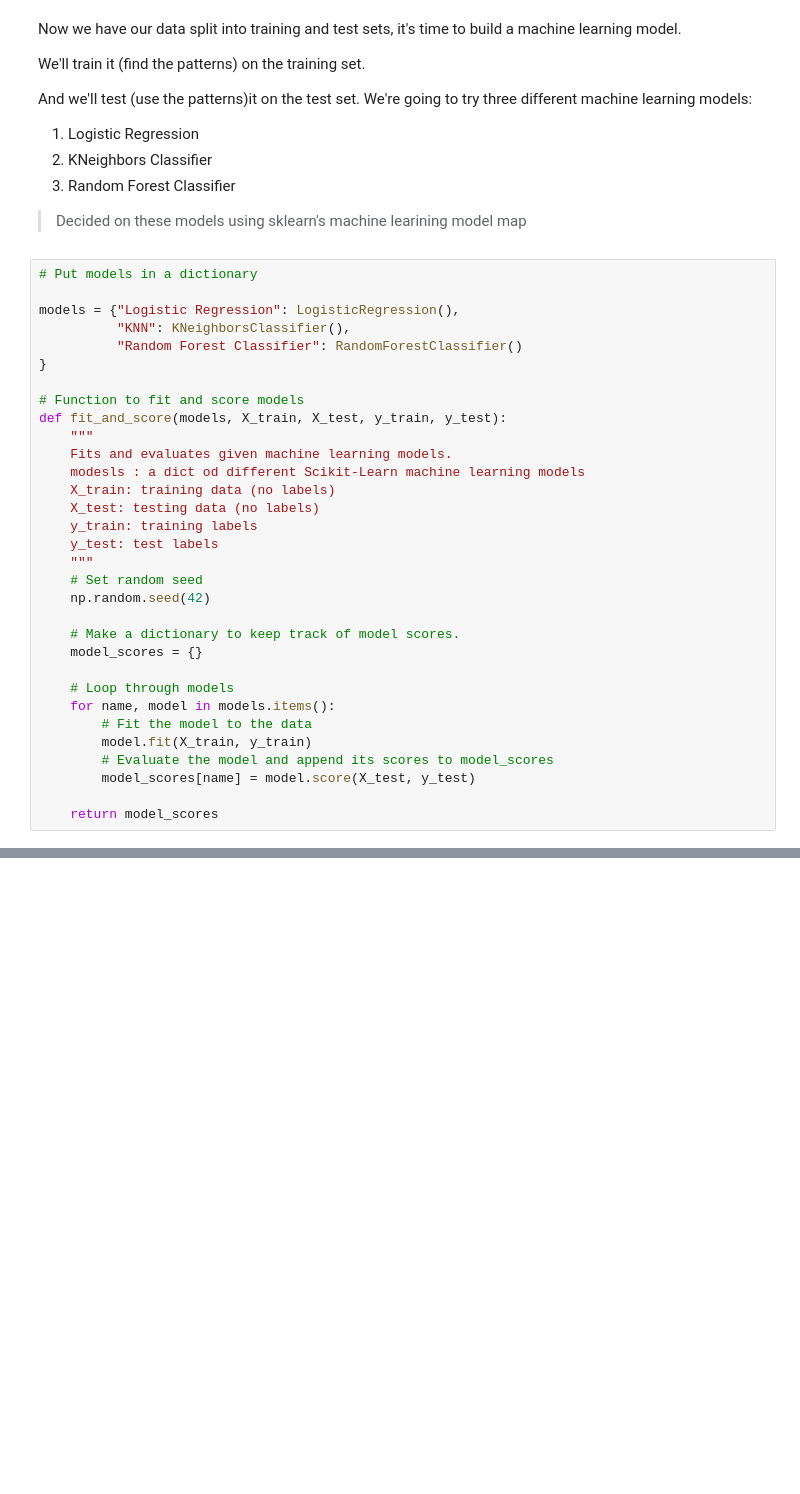
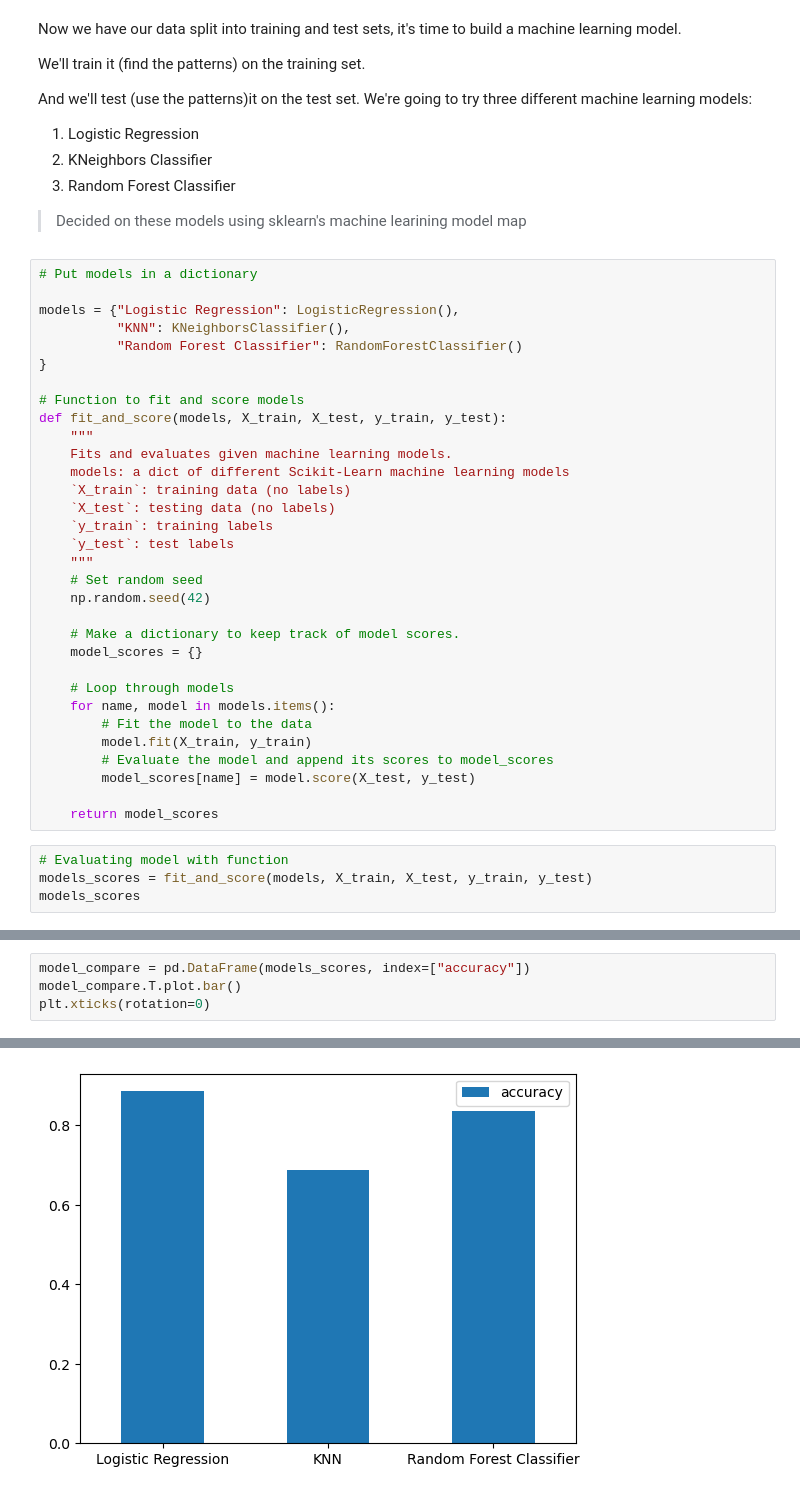
Before and after one commit to othnielche/Heart-Disease-Classification-Model, a Jupyter notebook: end-to-end-heart-disease-classification.ipynb, the cells around one changed output, grey strips where cells are left out. Cells and saved outputs as stored; diff of their text form; blank space fills up the shorter version.

Commit message:
Create models Compare models Tune models

```diff
--- a/end-to-end-heart-disease-classification.ipynb
+++ b/end-to-end-heart-disease-classification.ipynb
@@ -422,11 +425,11 @@ models = {"Logistic Regression": LogisticRegression(),
 def fit_and_score(models, X_train, X_test, y_train, y_test):
     """
     Fits and evaluates given machine learning models.
-    modesls : a dict od different Scikit-Learn machine learning models
-    X_train: training data (no labels)
-    X_test: testing data (no labels)
-    y_train: training labels
-    y_test: test labels
+    models: a dict of different Scikit-Learn machine learning models
+    `X_train`: training data (no labels)
+    `X_test`: testing data (no labels)
+    `y_train`: training labels
+    `y_test`: test labels
     """
     # Set random seed
     np.random.seed(42)
@@ -442,3 +445,7 @@ def fit_and_score(models, X_train, X_test, y_train, y_test):
         model_scores[name] = model.score(X_test, y_test)
 
     return model_scores
+# %%
+# Evaluating model with function
+models_scores = fit_and_score(models, X_train, X_test, y_train, y_test)
+models_scores
@@ -444,0 +458,5 @@ def fit_and_score(models, X_train, X_test, y_train, y_test):
+# %%
+model_compare = pd.DataFrame(models_scores, index=["accuracy"])
+model_compare.T.plot.bar()
+plt.xticks(rotation=0)
+# %% [output]
@@ -444,0 +467 @@ def fit_and_score(models, X_train, X_test, y_train, y_test):
+[figure, added]
```
Also changed, not shown: parts of 22 cells of this notebook.
